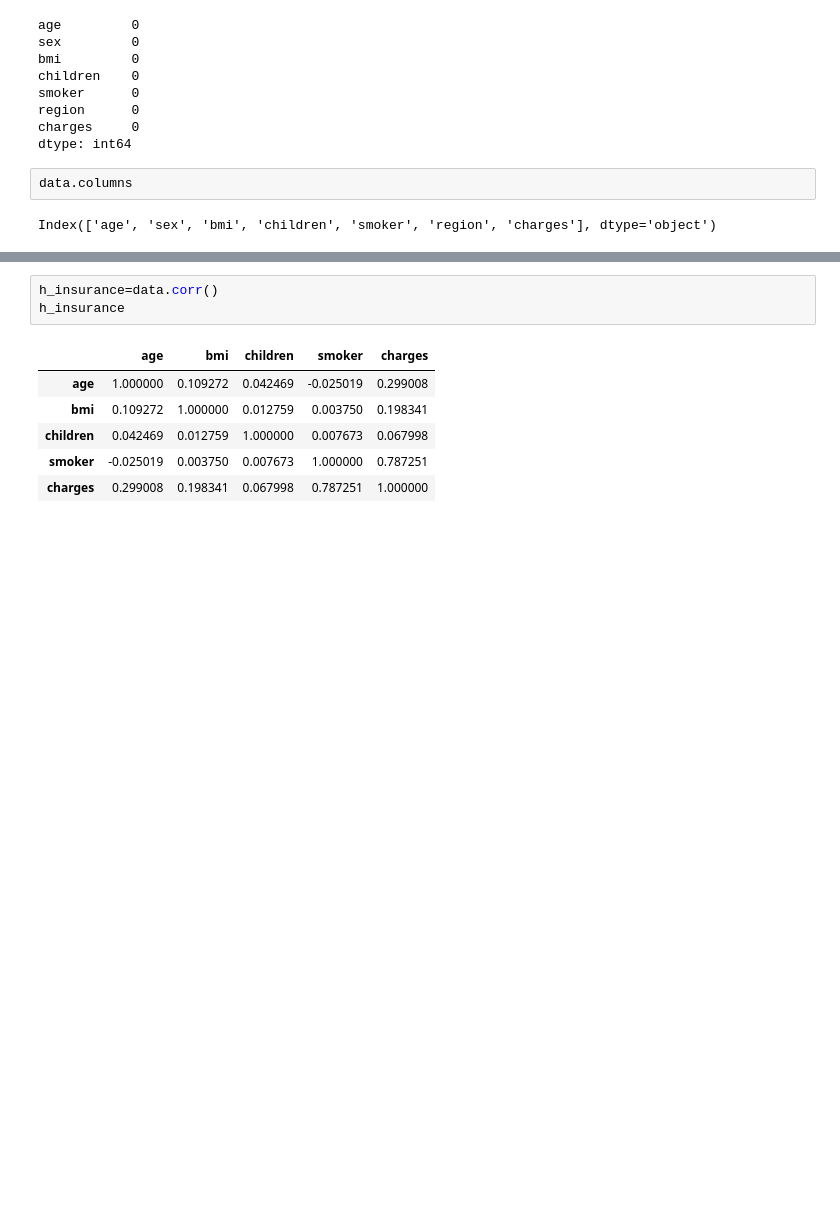
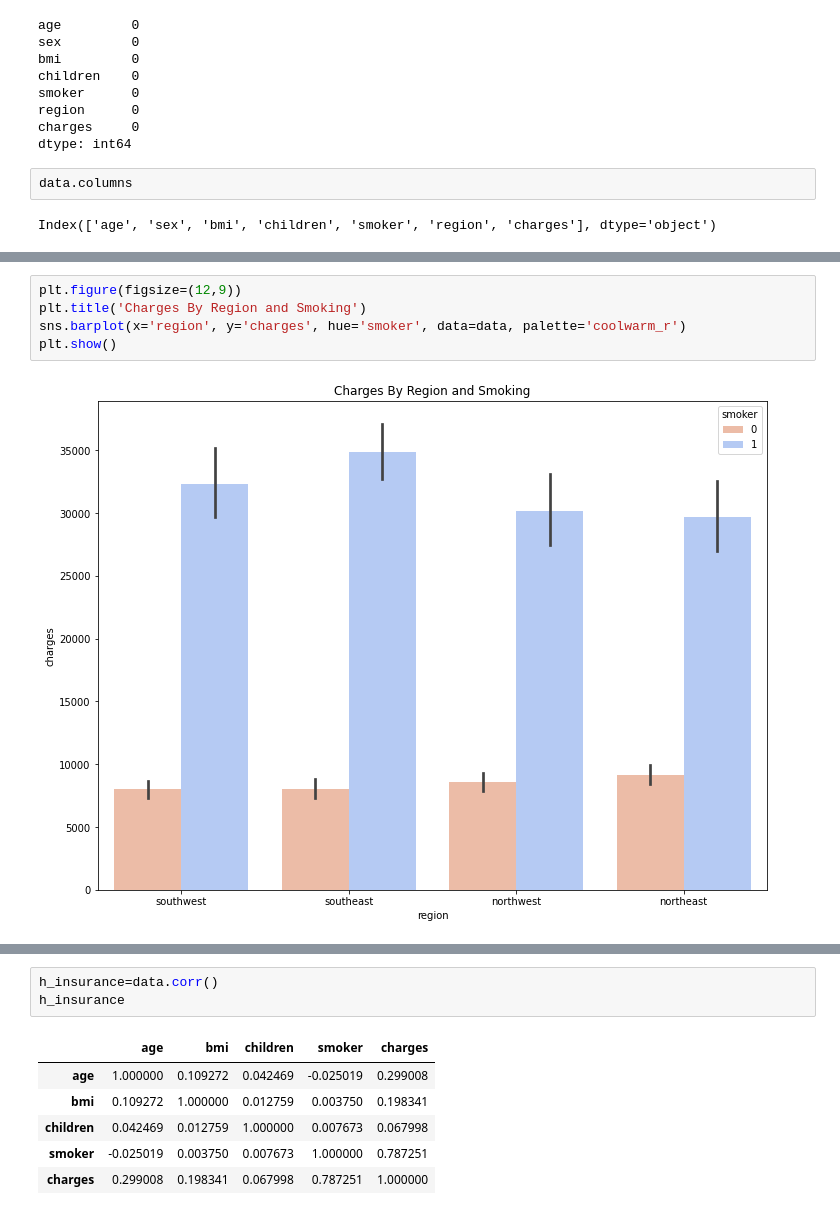
Before and after one commit to Malakh101/Health-Insurance-Data-Science-Project, a Jupyter notebook: Health_insurance_EDA.ipynb, the cells around one changed output, grey strips where cells are left out. Saved outputs shown, nothing was run; the diff lists cells and outputs as text; blank space fills up the shorter version.

```diff
--- a/Health_insurance_EDA.ipynb
+++ b/Health_insurance_EDA.ipynb
@@ -74,0 +82,7 @@ data['region'].hist()
+# %%
+plt.figure(figsize=(12,9))
+plt.title('Charges By Region and Smoking')
+sns.barplot(x='region', y='charges', hue='smoker', data=data, palette='coolwarm_r')
+plt.show()
+# %% [output]
+[figure, added]
```
Also changed, not shown: parts of 41 cells of this notebook.
